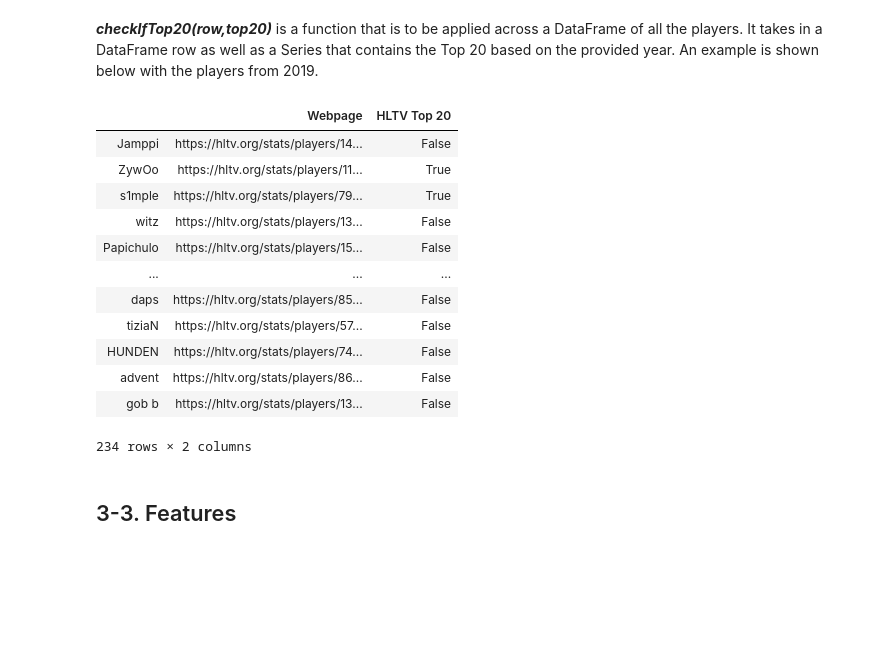
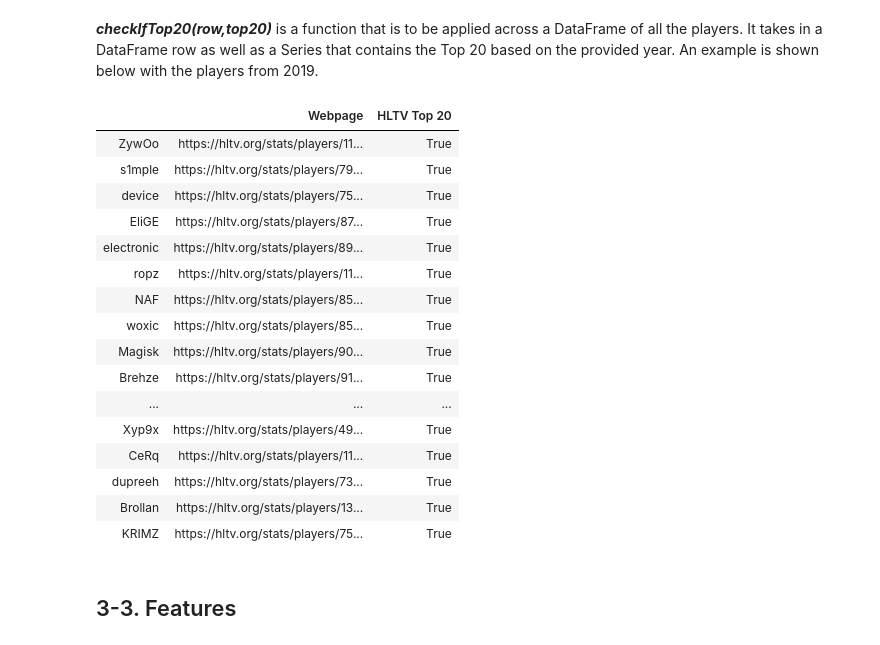
Before and after one commit to alang24/ML-HLTVtop20, a Jupyter notebook: main.ipynb, the cells around one changed output. Drawn from its saved outputs; the diff is of its cells as text; code cells hidden in the pictures; blank space fills up the shorter version.

```diff
--- a/main.ipynb
+++ b/main.ipynb
@@ -122,27 +125,31 @@ top20DF
 # %%
 def checkIfTop20(row,top20):
     name = row.name
-    if top20.str.contains(name,regex=False).sum() > 0:
+    if top20.str.match(name).sum() > 0:
         return True
     else:
         return False
 
 df = pd.read_csv('unfilteredplayers/players2019.csv',index_col=0)
 df.insert(df.shape[1],'HLTV Top 20',df.apply(checkIfTop20,axis=1,args=(top20DF.loc[:,2019],)))
-df
+df[df['HLTV Top 20']]
 # %% [output]
 |  | Webpage | HLTV Top 20 |
-| Jamppi | https://hltv.org/stats/players/14... | False |
 | ZywOo | https://hltv.org/stats/players/11... | True |
 | s1mple | https://hltv.org/stats/players/79... | True |
-| witz | https://hltv.org/stats/players/13... | False |
-| Papichulo | https://hltv.org/stats/players/15... | False |
+| device | https://hltv.org/stats/players/75... | True |
+| EliGE | https://hltv.org/stats/players/87... | True |
+| electronic | https://hltv.org/stats/players/89... | True |
+| ropz | https://hltv.org/stats/players/11... | True |
+| NAF | https://hltv.org/stats/players/85... | True |
+| woxic | https://hltv.org/stats/players/85... | True |
+| Magisk | https://hltv.org/stats/players/90... | True |
+| Brehze | https://hltv.org/stats/players/91... | True |
 | ... | ... | ... |
-| daps | https://hltv.org/stats/players/85... | False |
-| tiziaN | https://hltv.org/stats/players/57... | False |
-| HUNDEN | https://hltv.org/stats/players/74... | False |
-| advent | https://hltv.org/stats/players/86... | False |
-| gob b | https://hltv.org/stats/players/13... | False |
+| Xyp9x | https://hltv.org/stats/players/49... | True |
+| CeRq | https://hltv.org/stats/players/11... | True |
+| dupreeh | https://hltv.org/stats/players/73... | True |
+| Brollan | https://hltv.org/stats/players/13... | True |
+| KRIMZ | https://hltv.org/stats/players/75... | True |
-234 rows × 2 columns
 # %% [markdown]
 ## 3-3. Features
```
Also changed, not shown: parts of 30 cells of this notebook, 2 other files.
